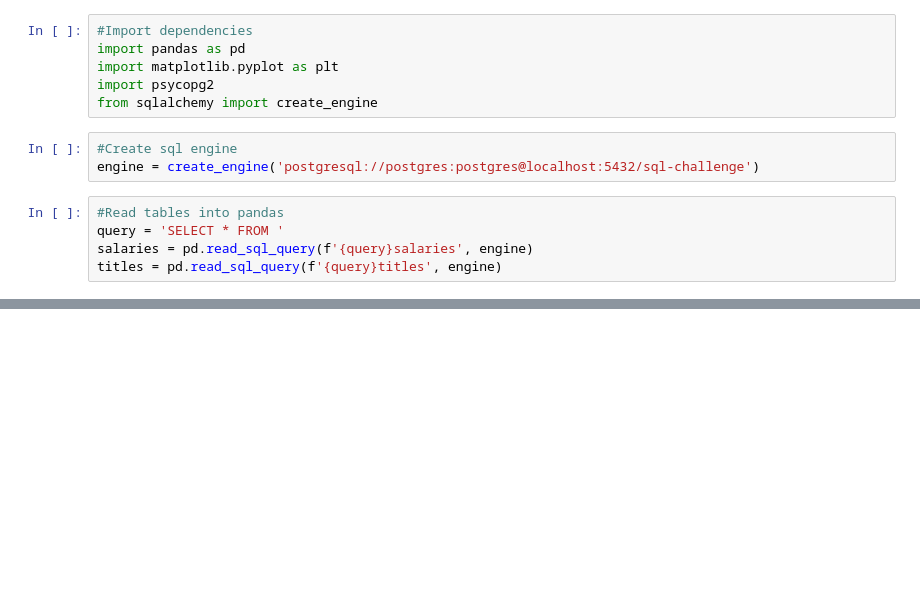
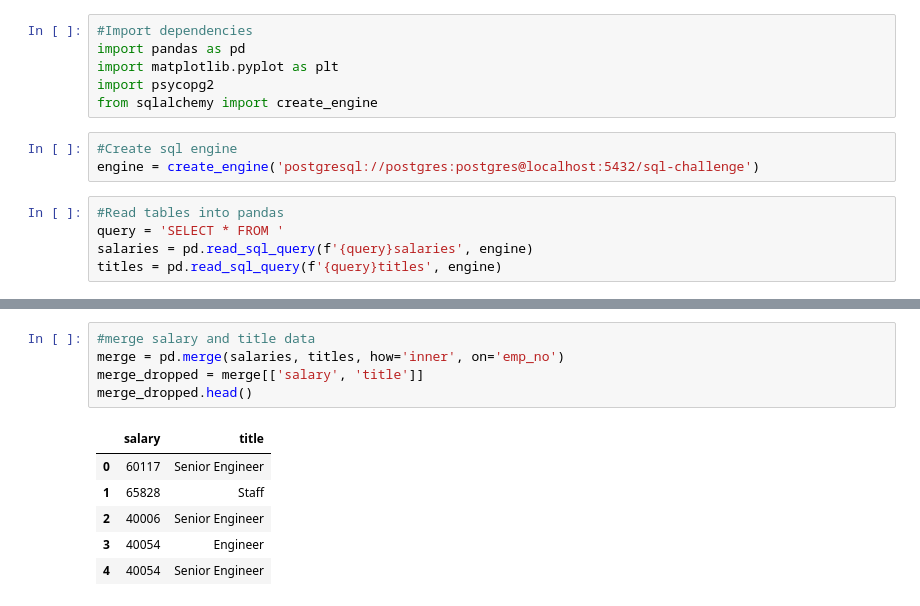
Before and after one commit to coconutpep/Employee-Database, a Jupyter notebook: dataset_test.ipynb, the cells around one changed output, grey strips where cells are left out. Drawn from its saved outputs; the diff is of its cells as text; blank space fills up the shorter version.

Commit message:
merged salary and title data, removed unwanted data from new df

```diff
--- a/dataset_test.ipynb
+++ b/dataset_test.ipynb
@@ -35 +26,13 @@ plt.xticks(range(40000, 131000, 10000), rotation='vertical')
 [figure]
+# %%
+#merge salary and title data
+merge = pd.merge(salaries, titles, how='inner', on='emp_no')
+merge_dropped = merge[['salary', 'title']]
+merge_dropped.head()
+# %% [output]
+|  | salary | title |
+| 0 | 60117 | Senior Engineer |
+| 1 | 65828 | Staff |
+| 2 | 40006 | Senior Engineer |
+| 3 | 40054 | Engineer |
+| 4 | 40054 | Senior Engineer |
```
Also changed, not shown: parts of 1 cell of this notebook.
